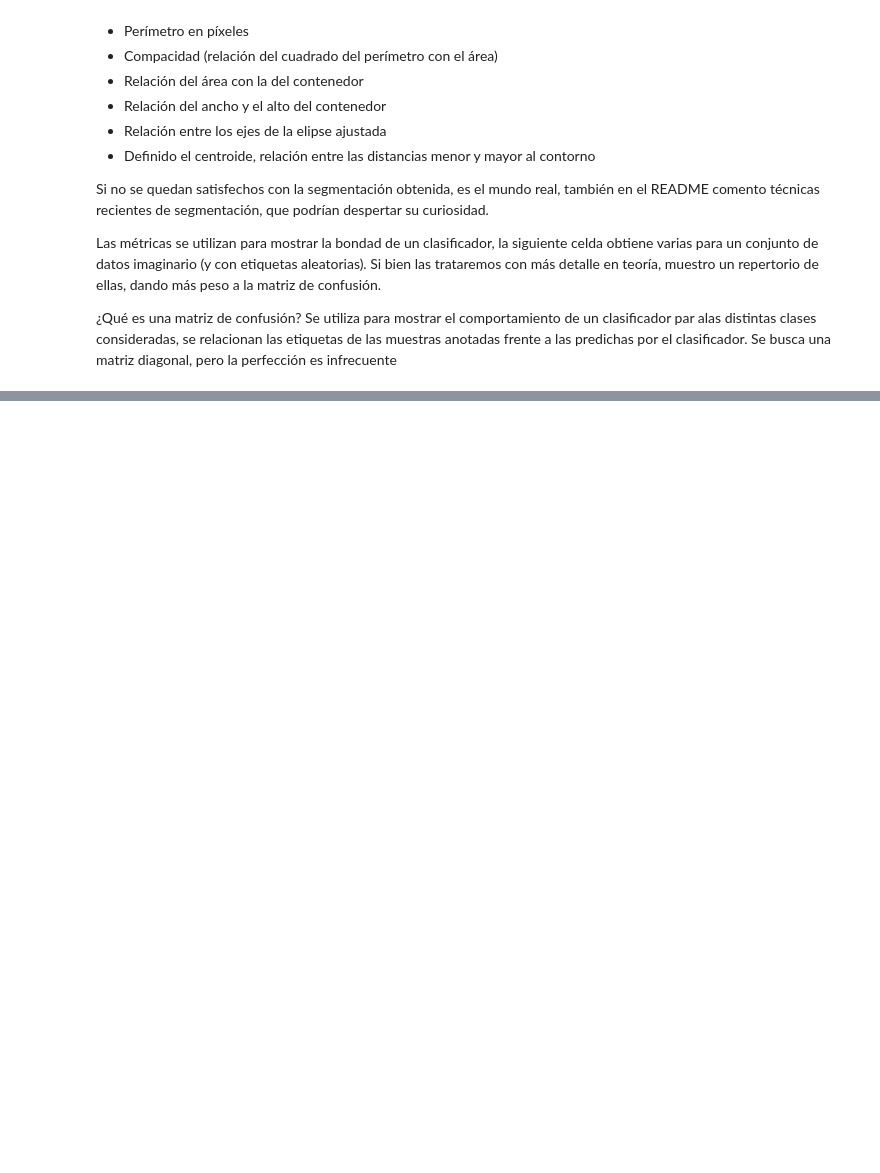
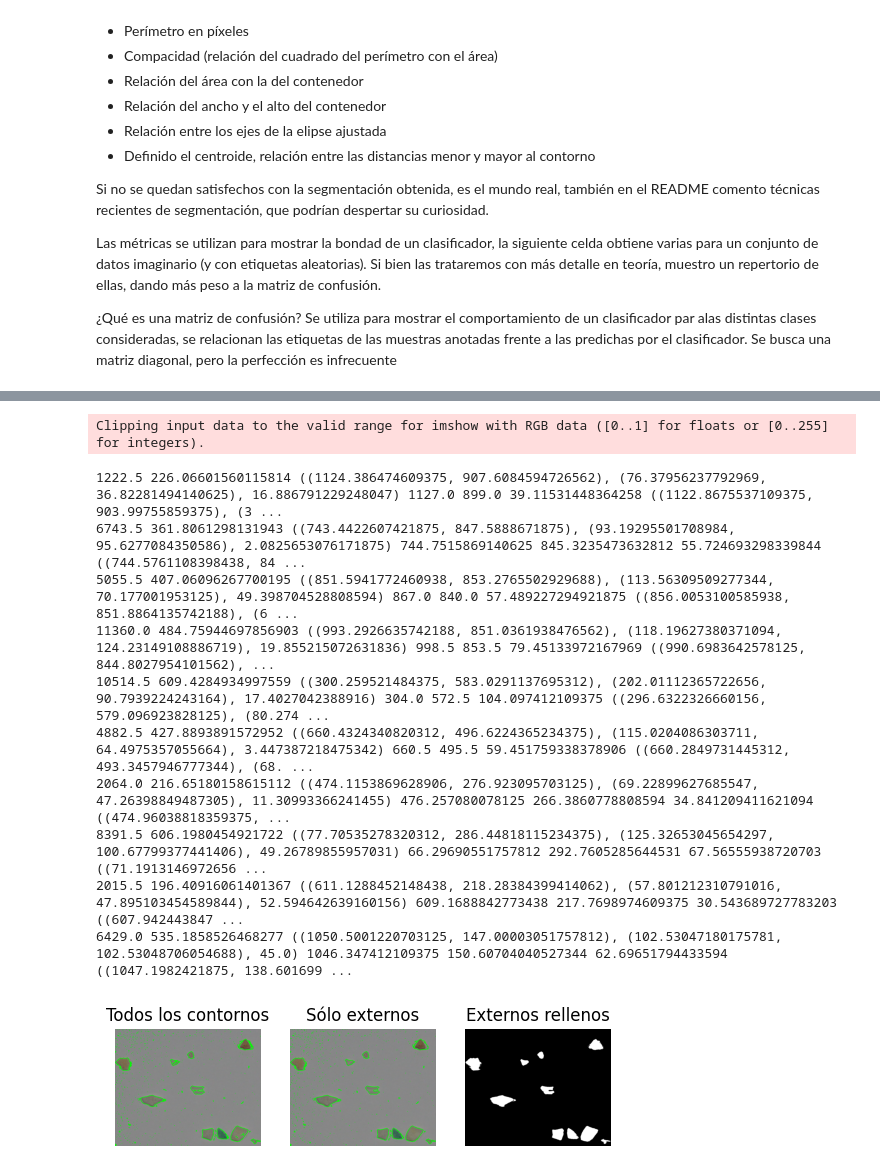
Before and after one commit to xskere/practicasVC, a Jupyter notebook: P3/VC_P3.ipynb, the cells around one changed output, grey strips where cells are left out. Drawn from its saved outputs; the diff is of its cells as text; code cells hidden in the pictures; blank space fills up the shorter version.

```diff
--- a/P3/VC_P3.ipynb
+++ b/P3/VC_P3.ipynb
@@ -305,0 +337,80 @@ Se utiliza para mostrar el comportamiento de un clasificador par alas distintas
+# %%
+#Localiza contornos en imagen obtenida con umbral fijo
+#findContours está diseñada para imágenes con la figura en blanco y el fondo negro
+#La imagen de entrada debe ser de un canal y 8 bits excepto en los modos RETR_CCOMP o RETR_FLOODFILL
+#hierarchy contiene información sobre el nivel del contorno, relaciones paterno-filiales
+
+#Obtiene todos los contornos, externos e internos
+contornos, hierarchy = cv2.findContours(
+    img_th1, #imagen
+    cv2.RETR_TREE, #Modo de recuperación (lista, árbol, nivel superior)
+    cv2.CHAIN_APPROX_SIMPLE #Método de aproximación del contorno
+    )
+#Obtiene únicamente los contornos externos
+contornos2, hierarchy2 = cv2.findContours(img_th1,
+    cv2.RETR_EXTERNAL ,
+    cv2.CHAIN_APPROX_SIMPLE)
+
+# Dibuja sobre la imagen de entrada todos los contornos en verde
+#Cada vez que quiere pintar convierte img para no tener restos
+img_rgb = cv2.cvtColor(img, cv2.COLOR_BGR2RGB)
+cv2.drawContours(img_rgb, contornos, -1, (0,255,0), 3)
+
+plt.subplot(131)
+plt.axis("off")
+plt.imshow(img_rgb)
+plt.title('Todos los contornos')
+
+# Dibuja sobre la imagen de entrada sólo contornos externos
+img_rgb = cv2.cvtColor(img, cv2.COLOR_BGR2RGB)
+cv2.drawContours(img_rgb, contornos2, -1, (0,255,0), 3)
+
+plt.subplot(132)
+plt.axis("off")
+plt.imshow(img_rgb)
+plt.title('Sólo externos')
+
+#Dibuja contornos externos rellenos en imagen vacía
+#crea imagen vacíanegra
+img_cont = np.zeros(img_rgb.shape)
+for c in contornos2:
+    #Área delcontorno
+    area = cv2.contourArea(c)
+
+    #Dimensión mínima (útil en ocasiones)
+    if area > 150:
+        #Perímetro delcontorno
+        perimetro = cv2.arcLength(c,True)
+        #Contenedor alineado con ejes de la imagen
+        x,y,w,h = cv2.boundingRect(c)
+        #Mínimo contenedor ajustado para el contorno
+        rect = cv2.minAreaRect(c)
+        #Mínimo círculo que lo contiene
+        (cx,cy),radio = cv2.minEnclosingCircle(c)
+        #Elipse ajustada al contorno
+        if c.shape[0] > 5:
+            elipse = cv2.fitEllipse(c)
+            #Para determinadas tareas nos interesará mostrar estos valores
+            print(area, perimetro, rect, cx,cy,radio, elipse)
+
+        #Dibuja los contornos
+        cv2.drawContours(img_cont, [c], -1, (255,255,255), -1)
+
+plt.subplot(133)
+plt.axis("off")
+plt.imshow(img_cont)
+plt.title('Externos rellenos')
+plt.show()
+# %% [output]
+Clipping input data to the valid range for imshow with RGB data ([0..1] for floats or [0..255] for integers).
+1222.5 226.06601560115814 ((1124.386474609375, 907.6084594726562), (76.37956237792969, 36.82281494140625), 16.886791229248047) 1127.0 899.0 39.11531448364258 ((1122.8675537109375, 903.99755859375), (3 ...
+6743.5 361.8061298131943 ((743.4422607421875, 847.5888671875), (93.19295501708984, 95.6277084350586), 2.0825653076171875) 744.7515869140625 845.3235473632812 55.724693298339844 ((744.5761108398438, 84 ...
+5055.5 407.06096267700195 ((851.5941772460938, 853.2765502929688), (113.56309509277344, 70.177001953125), 49.398704528808594) 867.0 840.0 57.489227294921875 ((856.0053100585938, 851.8864135742188), (6 ...
+11360.0 484.75944697856903 ((993.2926635742188, 851.0361938476562), (118.19627380371094, 124.23149108886719), 19.855215072631836) 998.5 853.5 79.45133972167969 ((990.6983642578125, 844.8027954101562), ...
+10514.5 609.4284934997559 ((300.259521484375, 583.0291137695312), (202.01112365722656, 90.7939224243164), 17.4027042388916) 304.0 572.5 104.097412109375 ((296.6322326660156, 579.096923828125), (80.274 ...
+4882.5 427.8893891572952 ((660.4324340820312, 496.6224365234375), (115.0204086303711, 64.4975357055664), 3.447387218475342) 660.5 495.5 59.451759338378906 ((660.2849731445312, 493.3457946777344), (68. ...
+2064.0 216.65180158615112 ((474.1153869628906, 276.923095703125), (69.22899627685547, 47.26398849487305), 11.30993366241455) 476.257080078125 266.3860778808594 34.841209411621094 ((474.96038818359375, ...
+8391.5 606.1980454921722 ((77.70535278320312, 286.44818115234375), (125.32653045654297, 100.67799377441406), 49.26789855957031) 66.29690551757812 292.7605285644531 67.56555938720703 ((71.1913146972656 ...
+2015.5 196.40916061401367 ((611.1288452148438, 218.28384399414062), (57.801212310791016, 47.895103454589844), 52.594642639160156) 609.1688842773438 217.7698974609375 30.543689727783203 ((607.942443847 ...
+6429.0 535.1858526468277 ((1050.5001220703125, 147.00003051757812), (102.53047180175781, 102.53048706054688), 45.0) 1046.347412109375 150.60704040527344 62.69651794433594 ((1047.1982421875, 138.601699 ...
+[figure, added]
```
Also changed, not shown: parts of 5 cells of this notebook, 3 other files.
